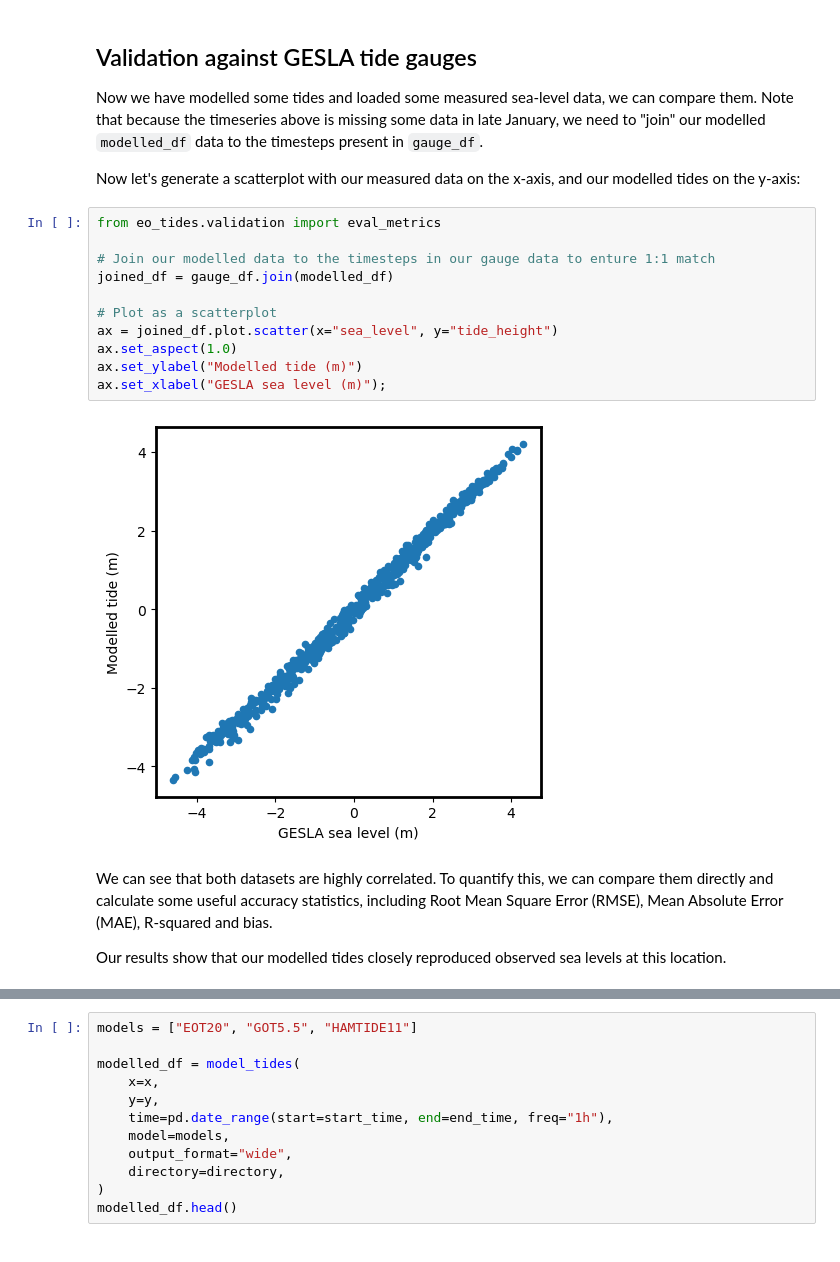
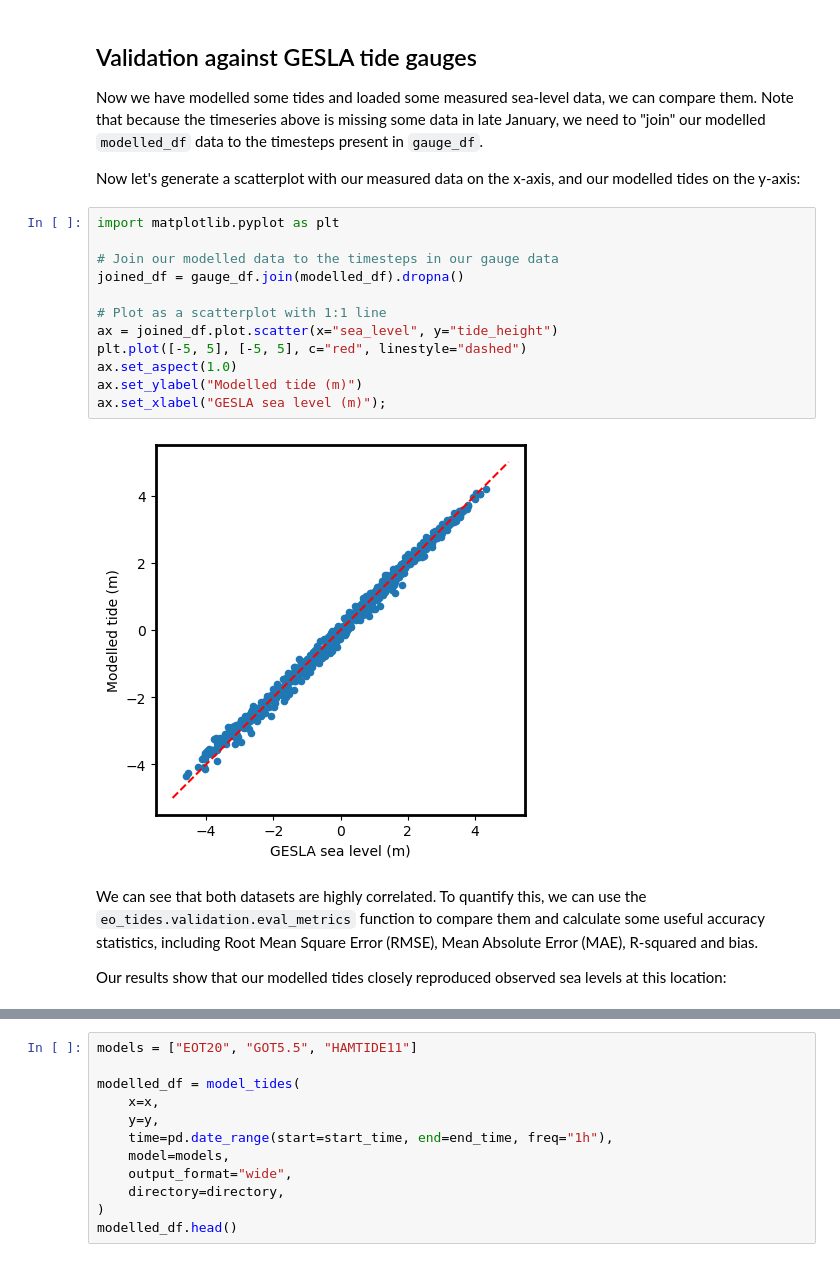
Before and after one commit to GeoscienceAustralia/eo-tides, a Jupyter notebook: docs/notebooks/Validating_tides.ipynb, the cells around one changed output, grey strips where cells are left out. Saved outputs shown, nothing was run; the diff lists cells and outputs as text.

```diff
--- a/docs/notebooks/Validating_tides.ipynb
+++ b/docs/notebooks/Validating_tides.ipynb
@@ -98,21 +98,22 @@ Note that because the timeseries above is missing some data in late January, we
 
 Now let's generate a scatterplot with our measured data on the x-axis, and our modelled tides on the y-axis:
 # %%
-from eo_tides.validation import eval_metrics
+import matplotlib.pyplot as plt
 
-# Join our modelled data to the timesteps in our gauge data to enture 1:1 match
-joined_df = gauge_df.join(modelled_df)
+# Join our modelled data to the timesteps in our gauge data
+joined_df = gauge_df.join(modelled_df).dropna()
 
-# Plot as a scatterplot
+# Plot as a scatterplot with 1:1 line
 ax = joined_df.plot.scatter(x="sea_level", y="tide_height")
+plt.plot([-5, 5], [-5, 5], c="red", linestyle="dashed")
 ax.set_aspect(1.0)
 ax.set_ylabel("Modelled tide (m)")
 ax.set_xlabel("GESLA sea level (m)");
 # %% [output]
-[figure, old version]
+[figure, new version]
 # %% [markdown]
 We can see that both datasets are highly correlated.
-To quantify this, we can compare them directly and calculate some useful accuracy statistics, including Root Mean Square Error (RMSE), Mean Absolute Error (MAE), R-squared and bias.
+To quantify this, we can use the `eo_tides.validation.eval_metrics` function to compare them and calculate some useful accuracy statistics, including Root Mean Square Error (RMSE), Mean Absolute Error (MAE), R-squared and bias.
 
-Our results show that our modelled tides closely reproduced observed sea levels at this location.
+Our results show that our modelled tides closely reproduced observed sea levels at this location:
 # %%
```
Also changed, not shown: parts of 3 cells of this notebook.
